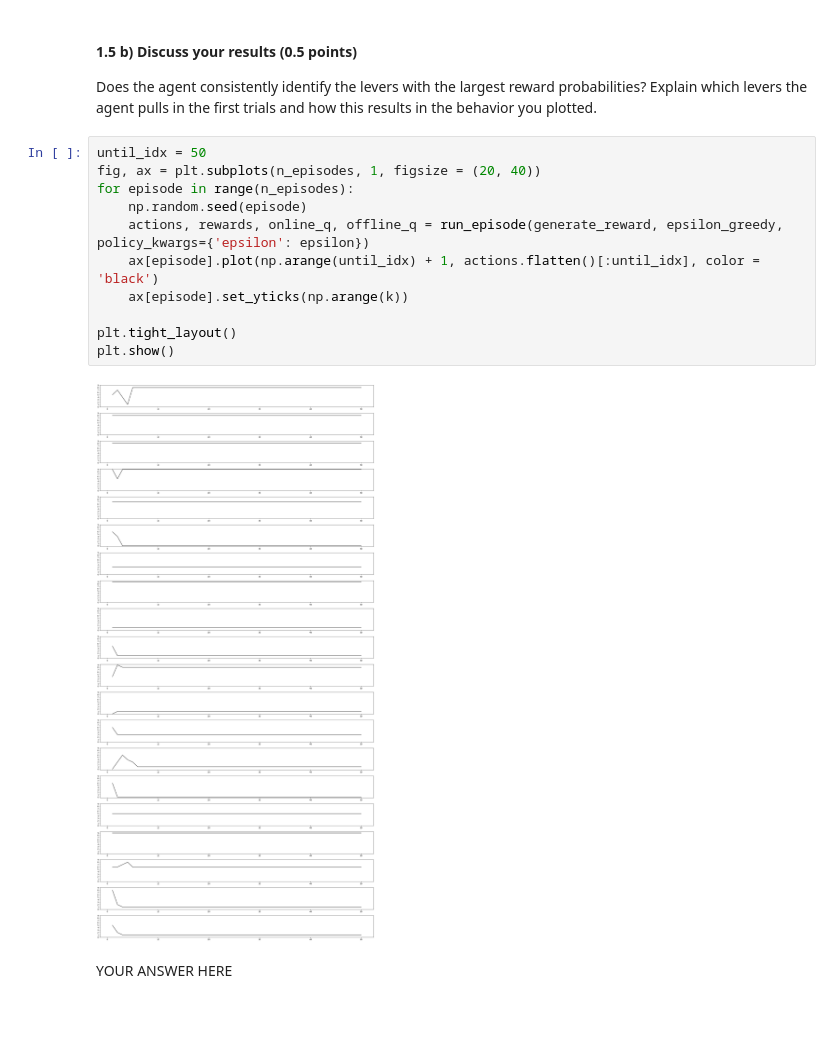
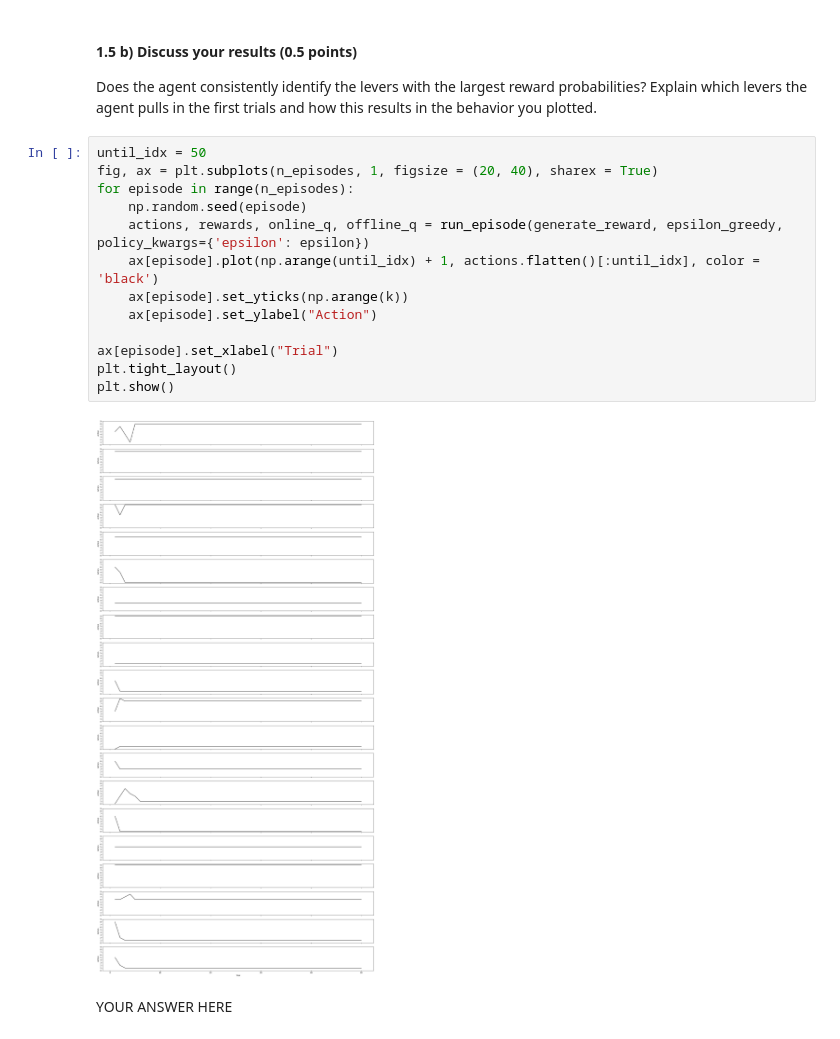
Before and after one commit to lfogarty98/mhbf_pt, a Jupyter notebook: 7-rl-part-I/rl-part-I.ipynb, the cells around one changed output. Drawn from its saved outputs; the diff is of its cells as text.

```diff
--- a/7-rl-part-I/rl-part-I.ipynb
+++ b/7-rl-part-I/rl-part-I.ipynb
@@ -221,17 +221,19 @@ plt.show()
 Does the agent consistently identify the levers with the largest reward probabilities? Explain which levers the agent pulls in the first trials and how this results in the behavior you plotted.
 # %%
 until_idx = 50
-fig, ax = plt.subplots(n_episodes, 1, figsize = (20, 40))
+fig, ax = plt.subplots(n_episodes, 1, figsize = (20, 40), sharex = True)
 for episode in range(n_episodes):
     np.random.seed(episode)
     actions, rewards, online_q, offline_q = run_episode(generate_reward, epsilon_greedy, policy_kwargs={'epsilon': epsilon})
     ax[episode].plot(np.arange(until_idx) + 1, actions.flatten()[:until_idx], color = 'black')
     ax[episode].set_yticks(np.arange(k))
+    ax[episode].set_ylabel("Action")
 
+ax[episode].set_xlabel("Trial")
 plt.tight_layout()
 plt.show()
 # %% [output]
-[figure, old version]
+[figure, new version]
 # %% [markdown]
 YOUR ANSWER HERE
 # %% [markdown]
```
